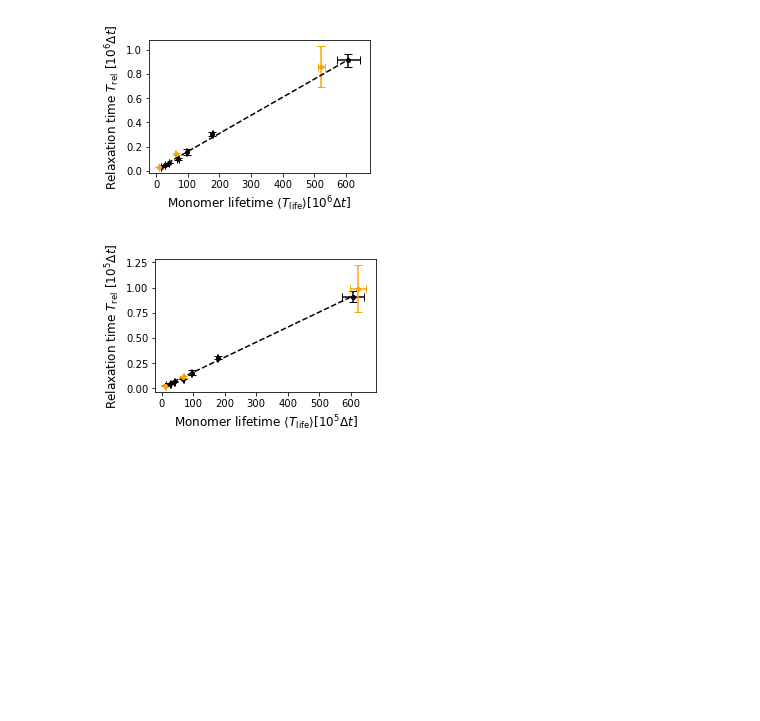
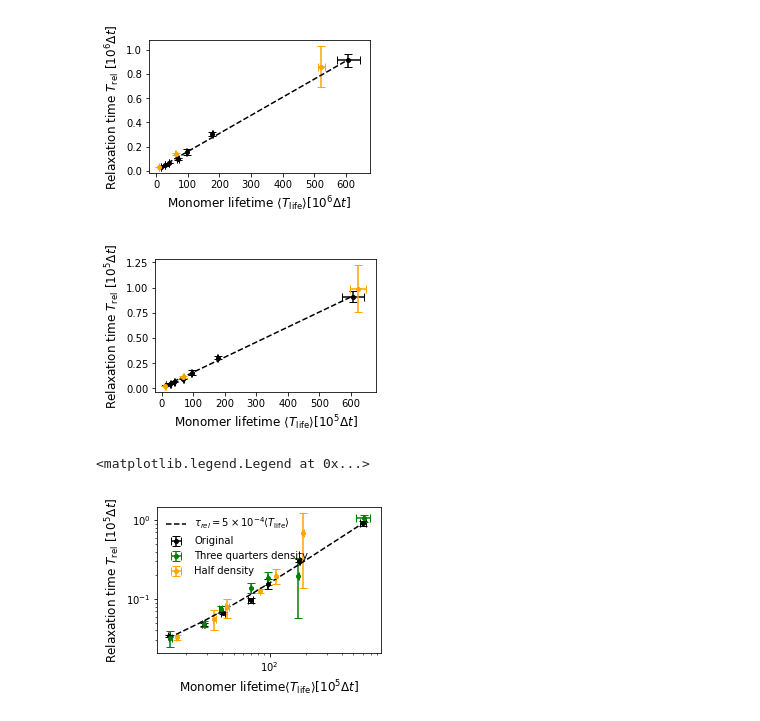
Before and after one commit to Billie1717/ColIVTurnover_Simulations, a Jupyter notebook: Data_and_Figures_2026/Fig_Tlife_conditions/MasterLifetimePlot_Conditions.ipynb, the cells around one changed output. Drawn from its saved outputs; the diff is of its cells as text; code cells hidden in the pictures; blank space fills up the shorter version.

```diff
--- a/Data_and_Figures_2026/Fig_Tlife_conditions/MasterLifetimePlot_Conditions.ipynb
+++ b/Data_and_Figures_2026/Fig_Tlife_conditions/MasterLifetimePlot_Conditions.ipynb
@@ -51,7 +49,27 @@ Taus_Av = [3443.06650729 , 4768.29772279 , 6640.75435437 , 9617.67637145, 15687.
 #from : Scratch/Collagen/RiccyProject/Revision2/Stretch-AddDenseControl/Plotting/PlottingStress_CLEAN.ipynb
 # and : Scratch/Collagen/RiccyProject/Revision2/Assembly-AddDenseControl/Plotting/Turnover_BondSample_final.ipynb
 
+## ------------- Smaller density data ------------- ##
+TLife_HalfDensity = [19023144.387669597, 11211219.580677658, 8269915.976067151, 4428032.285359419, 3440558.8137687556, 1680056.9265104067] #76672448.91155781,
 
+TLife_HalfDensitySTD = [312185.2531295979, 161920.6159397739, 42307.45455047196, 171672.88664936714, 94189.10811474871, 33416.27196498858] #4075961.3196079284,
+# reverse the order of the elements
+TLife_HalfDensity = TLife_HalfDensity[::-1]
+TLife_HalfDensitySTD = TLife_HalfDensitySTD[::-1]
+
+TLife_3QuartersDensity = [61144012.93800663, 17419731.638644286, 9601611.170126246, 6973548.430347822, 3886761.604273859, 2822455.5592132583, 1469318.313876138]
+TLife_3QuartersDensitySTD = [8722751.726070553, 155857.92031160556, 63203.13475621172, 50520.32304531655, 103292.71386950296, 14340.185378188722, 44486.173770335314]
+TLife_3QuartersDensity = TLife_3QuartersDensity[::-1]
+TLife_3QuartersDensitySTD = TLife_3QuartersDensitySTD[::-1]
+# For now this is a placeholder, sims still running
+Taus_HalfDensity = [6.81494365e+04, 1.98594075e+04, 1.26972328e+04, 7.95801420e+03, 5.64981685e+03, 3.27234246e+03] #9.36631874e+07,
+Taus_HalfDensitySTD = [5.42339013e+04, 4.19465401e+03 ,7.02031633e+02, 2.13672757e+03 ,1.54438640e+03 ,2.54932325e+02] #1.32289839e+08 ,
+Taus_HalfDensity = Taus_HalfDensity[::-1]
+Taus_HalfDensitySTD = Taus_HalfDensitySTD[::-1]
+Taus_3QuartersDensity = [105094.08566633,19414.49286818,18679.27850103,13889.88120684,7419.65430992,4892.0771886,3235.82232726]
+Taus_3QuartersDensitySTD = [10183.99891465,13736.86297059,3405.1287054,2105.25471744,802.33792709,435.7165371,738.26284271]
+Taus_3QuartersDensity = Taus_3QuartersDensity[::-1]
+Taus_3QuartersDensitySTD = Taus_3QuartersDensitySTD[::-1]
 ### ---------- Measuring lifetime post stretch-relax --------- ###
 TlifePostRel =  [43569478.59071621, 15470282.570977237, 8323981.789098067, 6750354.187204916, 3367844.338826594, 2367768.884301441, 1356395.0914849201] #, 1156739.0119705996
 TlifePostRelSTD = [1015896.2324803956, 361962.5454262942, 60337.80565210385, 650186.8102591587, 150093.8600750144, 1904.0829952887725, 0.0] #, 13940.49433619564
@@ -128,3 +146,20 @@ figKrod.savefig(plotsdir + 'MasterTlifeTrelax_Krod.png',dpi = 300)
 [figure]
 [figure]
 [figure]
+# %%
+figConc,axConc = plt.subplots(1,figsize = (4.,2.7))
+
+
+axConc.errorbar(np.divide(TLifeDenseControl,10**5),np.divide(Taus_Av,10**5),yerr = np.divide(Taus_Std,10**5), xerr = np.divide(TLifeDenseControlSTD,10**5), color = 'black',linestyle = '',marker = 'o',markersize = 4,capsize = 4,label = "Original")
+axConc.errorbar(np.divide(TLife_3QuartersDensity,10**5),np.divide(Taus_3QuartersDensity,10**5),yerr = np.divide(Taus_3QuartersDensitySTD,10**5), xerr = np.divide(TLife_3QuartersDensitySTD,10**5), color = 'green',linestyle = '',marker = 'o',markersize = 4,capsize = 4,label = "Three quarters density")
+axConc.errorbar(np.divide(TLife_HalfDensity,10**5),np.divide(Taus_HalfDensity,10**5),yerr = np.divide(Taus_HalfDensitySTD,10**5), xerr = np.divide(TLife_HalfDensitySTD,10**5), color = 'orange',linestyle = '',marker = 'o',markersize = 4,capsize = 4,label = "Half density")
+axConc.plot(x1,np.divide(m1*x1+b1,1),color = 'black',linestyle = '--',label = r'$\tau_{rel} = 5\times 10^{-4}\langle T_{\mathrm{life}}\rangle$')
+
+axConc.set_xlabel(r'Monomer lifetime$\langle T_{\mathrm{life}}\rangle [10^5\Delta t]$',fontsize = 12)
+axConc.set_ylabel(r"Relaxation time $T_{\mathrm{rel}}$ [$10^5\Delta t$]",fontsize = 12)
+axConc.set_yscale('log')
+axConc.set_xscale('log')
+axConc.legend(frameon = False)
+# %% [output]
+<matplotlib.legend.Legend at 0x...>
+[figure, added]
```
Also changed, not shown: parts of 1 cell of this notebook, 10 other files.
